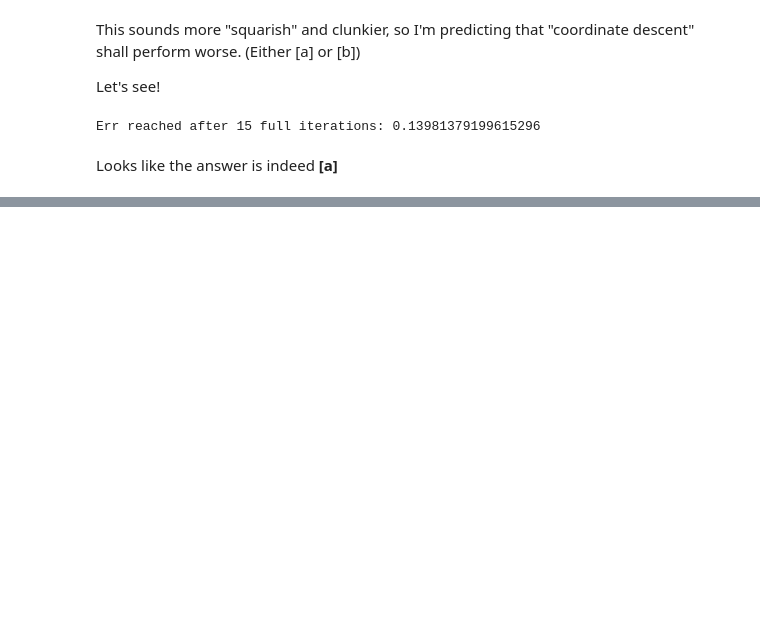
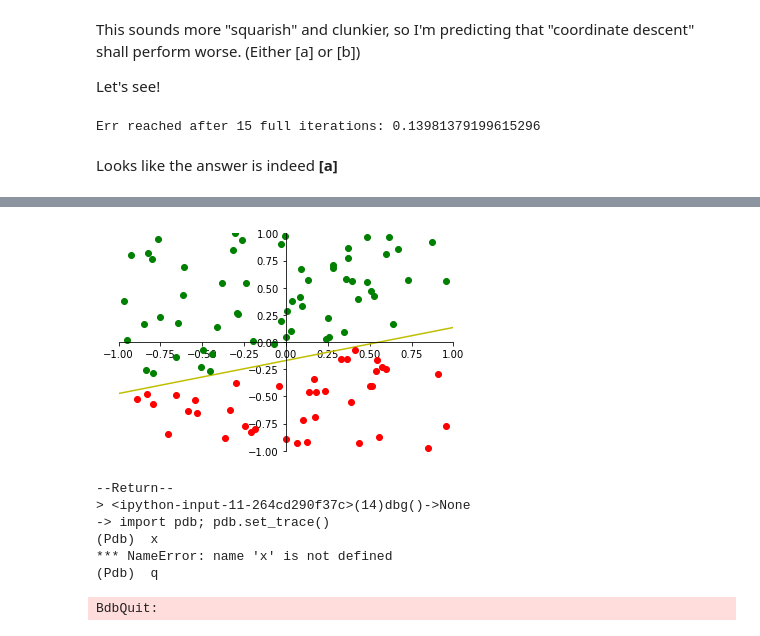
Before and after one commit to workflow/caltech-machine-learning-homework, a Jupyter notebook: HW5.ipynb, the cells around one changed output, grey strips where cells are left out. Cells and saved outputs as stored; diff of their text form; code cells hidden in the pictures; blank space fills up the shorter version.

```diff
--- a/HW5.ipynb
+++ b/HW5.ipynb
@@ -12,6 +12,9 @@ import scipy.special
 from scipy import optimize
 import scipy.optimize as spo
 from sympy import Symbol, Derivative
+
+def dbg():
+    import pdb; pdb.set_trace()
 # %% [markdown]
 Instructions: https://work.caltech.edu/homework/hw5.pdf
 
@@ -251,7 +254,7 @@ def set_axis_cartesian():
     ax.set_ylim([-1, 1])
 # %%
 EXPERIMENTS = 1
-N = 3
+N = 100
 LR = .01
 STOP_THRESHOLD = .01
 
@@ -259,12 +262,10 @@ def crossentropy(W):
     sum = 0
     # Generate a new set of random "validation" points
     X = np.c_[np.ones(N), np.random.uniform(-1, 1, N), np.random.uniform(-1, 1, N)]
-    Y = f(y(X[:,1:]))
-#     X = np.c_[np.random.uniform(-1, 1, N), np.random.uniform(-1, 1, N)]
-#     Y = f(y(X))
+    Y = f(np.apply_along_axis(y, 1, (X[:,1:])))
 
     for n in range(N):
-        sum += np.log(1 + np.exp(-Y[n] * W.T * X[n]))
+        sum += np.log(1 + np.exp(-Y[n] * np.dot(W.T, X[n])))
 
     return sum / N
 
@@ -275,63 +276,70 @@ for _ in range(EXPERIMENTS):
     m = (x1[1] - x2[1]) / (x1[0] - x2[0])
     c = x1[1] - m*x1[0]
     def y(X):
-        import pdb; pdb.set_trace()
-        print(f"in y(X) and received X of {X}")
-        x = X[0]
-        y = X[1]
+        x, y = X
         return 1 if y > m*x+c else -1
     # Mapping from y to f is mapping from [-1..1] to [0..1]
     f = lambda y: 0.5*y + 0.5
 
-
-
     W = np.zeros(3)
-#     W = np.zeros(2)
     X = np.c_[np.ones(N), np.random.uniform(-1, 1, N), np.random.uniform(-1, 1, N)]
-#     X = np.c_[np.random.uniform(-1, 1, N), np.random.uniform(-1, 1, N)]
-    Y = np.vectorize(y)(X[:,1:])
-#     Y = f(y(X))
-
-    print(Y)
+#     X = np.array([[1, -0.44, 0.41]])
+    Y = f(np.apply_along_axis(y, 1, (X[:,1:])))
+#     Y = np.array([1])
 
     pltpoints = np.linspace(-1, 1, 100)
     set_axis_cartesian()
     plt.plot(pltpoints, m*pltpoints+c, 'y-')
+    plt.plot(X[Y==1,1], X[Y==1,2], 'go')
     plt.plot(X[Y==0,1], X[Y==0,2], 'ro')
     plt.show()
+
+    dbg()
 
     E_OUTS = []
 
     # Epoch starts here
     while True:
         old_W = W # W at t-1
-#         print(f"old_W is {old_W}")
+        print(f"old_W is {old_W}")
 
         # Shuffle the input data
         X = np.random.permutation(X)
 
         # SGD
-#         for n in range(N):
-#             grad_Ein = (-1/N) * ( ( Y[n]*X[n] ) / ( 1 + np.exp(Y[n]*W.T*X[n]) ) )
-#             print(f"gradient is {grad_Ein}")
-#             W = W - LR * grad_Ein
-#             print(f"New weights are therefore {W}")
+    #         for n in range(N):
+    #             grad_Ein = (-1/N) * ( ( Y[n]*X[n] ) / ( 1 + np.exp(Y[n]*W.T*X[n]) ) )
+    #             print(f"gradient is {grad_Ein}")
+    #             W = W - LR * grad_Ein
+    #             print(f"New weights are therefore {W}")
 
         # GD
         term = 0
         for n in range(N):
-            term += ( ( Y[n]*X[n] ) / ( 1 + np.exp(Y[n]*W.T*X[n]) ) )
+            term += ( ( Y[n]*X[n] ) / ( 1 + np.exp(Y[n]*np.dot(W.T, X[n])) ) )
         grad_Ein = (-1/N) * term
         W = old_W - LR * grad_Ein
+        print(f"New W is {W}")
 
 
         if (np.linalg.norm(old_W - W) < STOP_THRESHOLD):
-#             print(f"Reached threshold at {np.linalg.norm(old_W - W)}")
+            print(f"Reached threshold at {np.linalg.norm(old_W - W)}")
             break
+
+        break
 
     # Compute E_OUT and add to averages
     E_OUT = crossentropy(W)
-#     print(f"E_OUT after this experiment was {E_OUT}")
+    print(f"E_OUT after this experiment was {E_OUT}")
     E_OUTS.append(E_OUT)
 
-# print(f"Average E_OUT was {sum(E_OUTS)/len(E_OUTS)}")
+print(f"Average E_OUT was {sum(E_OUTS)/len(E_OUTS)}")
+# %% [output]
+[figure, added]
+--Return--
+> <ipython-input-11-264cd290f37c>(14)dbg()->None
+-> import pdb; pdb.set_trace()
+(Pdb)  x
+*** NameError: name 'x' is not defined
+(Pdb)  q
+BdbQuit:
```
